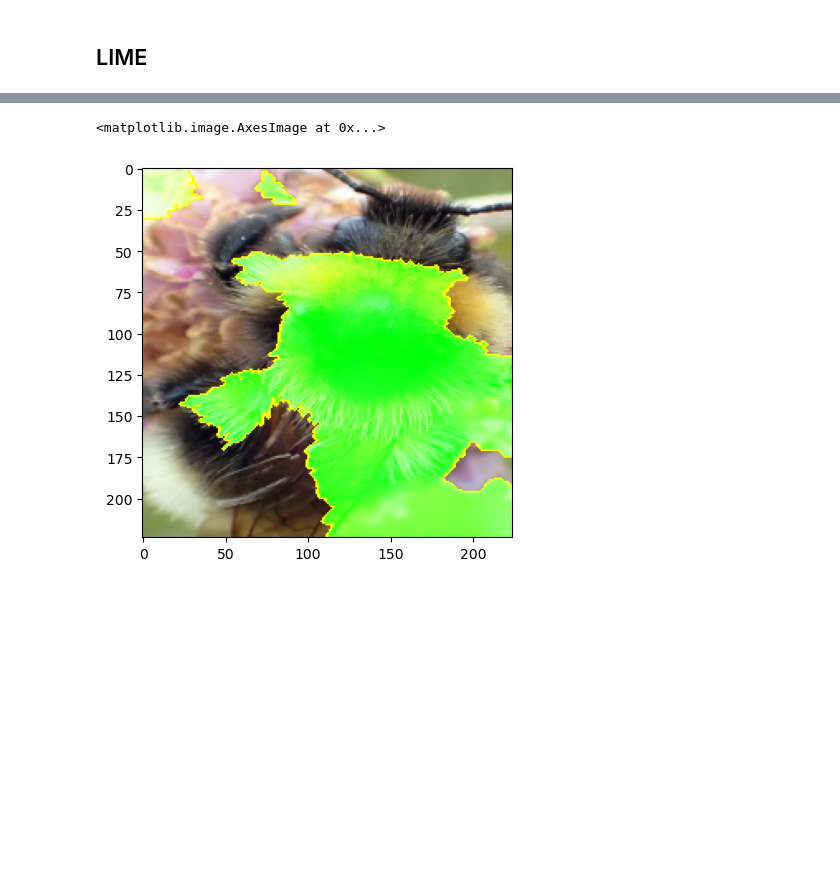
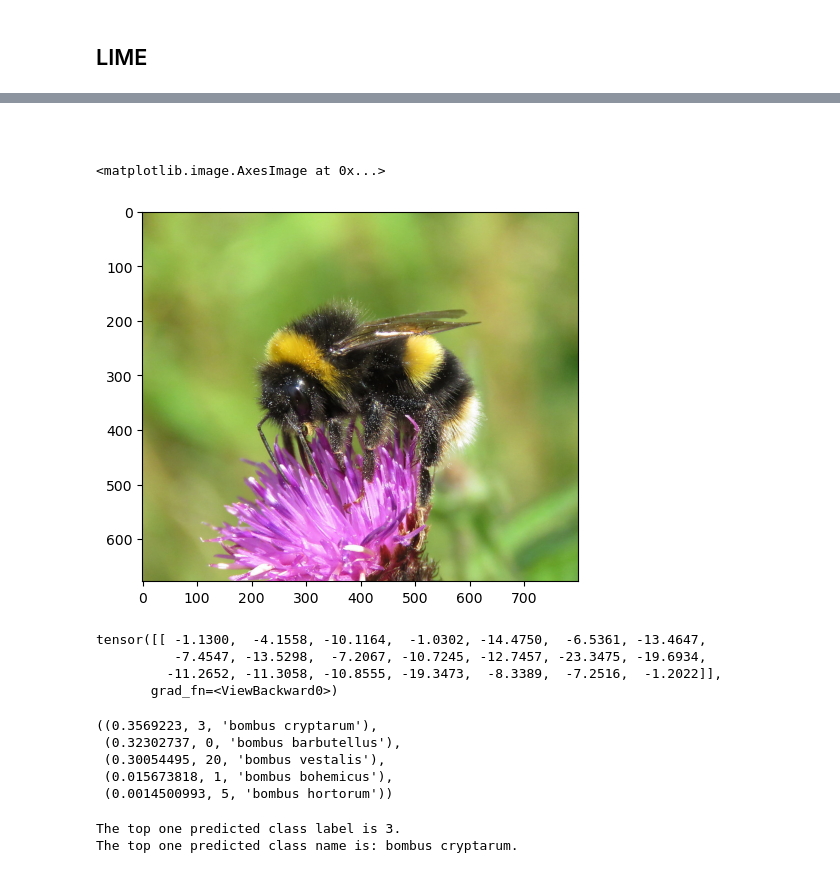
Before and after one commit to alecfei/bumblebee-classification, a Jupyter notebook: testing_augmented_pytorch.ipynb, the cells around one changed output, grey strips where cells are left out. Cells and saved outputs as stored; diff of their text form; code cells hidden in the pictures; blank space fills up the shorter version.

```diff
--- a/testing_augmented_pytorch.ipynb
+++ b/testing_augmented_pytorch.ipynb
@@ -601,7 +633,12 @@ plt.imshow(img_boundry1)
 # %%
-temp, mask = explanation.get_image_and_mask(explanation.top_labels[0], positive_only=False, num_features=10, hide_rest=False)
-img_boundry2 = mark_boundaries(temp/255.0, mask)
-plt.imshow(img_boundry2)
+# temp, mask = explanation.get_image_and_mask(explanation.top_labels[0], positive_only=False, num_features=10, hide_rest=False)
+# img_boundry2 = mark_boundaries(temp/255.0, mask)
+# plt.imshow(img_boundry2)
-# %% [output]
-<matplotlib.image.AxesImage at 0x...>
-[figure, removed]
+# %% [markdown]
+<br> </br>
+# %%
+image_terrestris = get_image('/home/hduser/Desktop/testing dataset/bombus terrestris/bombus terrestris male 12.jpg')
+plt.imshow(image_terrestris)
+# %% [output]
+<matplotlib.image.AxesImage at 0x...>
+[figure, added]
@@ -607,0 +649,25 @@ plt.imshow(img_boundry2)
+# %%
+print(logits)
+# %% [output]
+tensor([[ -1.1300,  -4.1558, -10.1164,  -1.0302, -14.4750,  -6.5361, -13.4647,
+          -7.4547, -13.5298,  -7.2067, -10.7245, -12.7457, -23.3475, -19.6934,
+         -11.2652, -11.3058, -10.8555, -19.3473,  -8.3389,  -7.2516,  -1.2022]],
+       grad_fn=<ViewBackward0>)
+# %%
+probs = F.softmax(logits, dim=1)
+probs5 = probs.topk(5)
+tuple((p,c, idx_to_class[c]) for p, c in zip(probs5[0][0].detach().numpy(), probs5[1][0].detach().numpy()))
+# %% [output]
+((0.3569223, 3, 'bombus cryptarum'),
+ (0.32302737, 0, 'bombus barbutellus'),
+ (0.30054495, 20, 'bombus vestalis'),
+ (0.015673818, 1, 'bombus bohemicus'),
+ (0.0014500993, 5, 'bombus hortorum'))
+# %%
+test_pred = batch_predict([image_transform(image_terrestris)])
+class_label = test_pred.squeeze().argmax()
+print(f'The top one predicted class label is {class_label}.')
+print(f'The top one predicted class name is: {idx_to_class[class_label]}.')
+# %% [output]
+The top one predicted class label is 3.
+The top one predicted class name is: bombus cryptarum.
```
Also changed, not shown: parts of 41 cells of this notebook.
